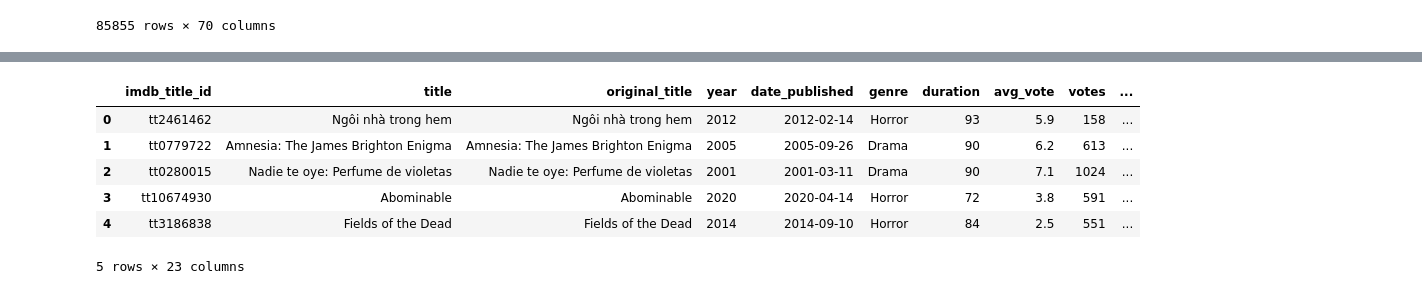
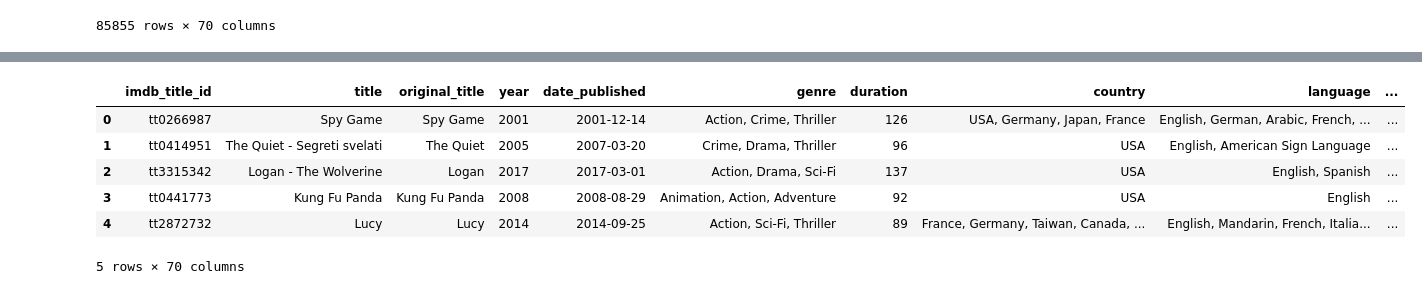
Before and after one commit to ianmkinney/imdb-machine-learning, a Jupyter notebook: MoviesClean.ipynb, the cells around one changed output, grey strips where cells are left out. Cells and saved outputs as stored; diff of their text form; code cells hidden in the pictures.

```diff
--- a/MoviesClean.ipynb
+++ b/MoviesClean.ipynb
@@ -48,6 +48,6 @@ merged_df
 | 85854 | tt9914942 | La vida sense la Sara Amat | La vida sense la Sara Amat | 2019 | 2020-02-05 | Drama | 74 | Spain | Catalan | ... |
 85855 rows × 70 columns
 # %%
-merged_dropped_df = merged_df.dropna(axis=1)
+merged_dropped_df = merged_df.dropna(axis=0)
 merged_dropped_df
 # %% [output]
@@ -67,13 +67,13 @@ merged_dropped_df
 # %%
-randomized_merged_dropped_df = merged_dropped_df.sample(n=10000).reset_index(drop=True)
+randomized_merged_dropped_df = merged_dropped_df.sample(n=10000, replace=True).reset_index(drop=True)
 randomized_merged_dropped_df.head()
 # %% [output]
-|  | imdb_title_id | title | original_title | year | date_published | genre | duration | avg_vote | votes | ... |
-| 0 | tt2461462 | Ngôi nhà trong hem | Ngôi nhà trong hem | 2012 | 2012-02-14 | Horror | 93 | 5.9 | 158 | ... |
-| 1 | tt0779722 | Amnesia: The James Brighton Enigma | Amnesia: The James Brighton Enigma | 2005 | 2005-09-26 | Drama | 90 | 6.2 | 613 | ... |
-| 2 | tt0280015 | Nadie te oye: Perfume de violetas | Nadie te oye: Perfume de violetas | 2001 | 2001-03-11 | Drama | 90 | 7.1 | 1024 | ... |
-| 3 | tt10674930 | Abominable | Abominable | 2020 | 2020-04-14 | Horror | 72 | 3.8 | 591 | ... |
-| 4 | tt3186838 | Fields of the Dead | Fields of the Dead | 2014 | 2014-09-10 | Horror | 84 | 2.5 | 551 | ... |
+|  | imdb_title_id | title | original_title | year | date_published | genre | duration | country | language | ... |
+| 0 | tt0266987 | Spy Game | Spy Game | 2001 | 2001-12-14 | Action, Crime, Thriller | 126 | USA, Germany, Japan, France | English, German, Arabic, French, ... | ... |
+| 1 | tt0414951 | The Quiet - Segreti svelati | The Quiet | 2005 | 2007-03-20 | Crime, Drama, Thriller | 96 | USA | English, American Sign Language | ... |
+| 2 | tt3315342 | Logan - The Wolverine | Logan | 2017 | 2017-03-01 | Action, Drama, Sci-Fi | 137 | USA | English, Spanish | ... |
+| 3 | tt0441773 | Kung Fu Panda | Kung Fu Panda | 2008 | 2008-08-29 | Animation, Action, Adventure | 92 | USA | English | ... |
+| 4 | tt2872732 | Lucy | Lucy | 2014 | 2014-09-25 | Action, Sci-Fi, Thriller | 89 | France, Germany, Taiwan, Canada, ... | English, Mandarin, French, Italia... | ... |
-5 rows × 23 columns
+5 rows × 70 columns
 # %%
 randomized_merged_dropped_df.to_csv('Sample/sample.csv')
```
Also changed, not shown: parts of 1 cell of this notebook, 2 other files.
